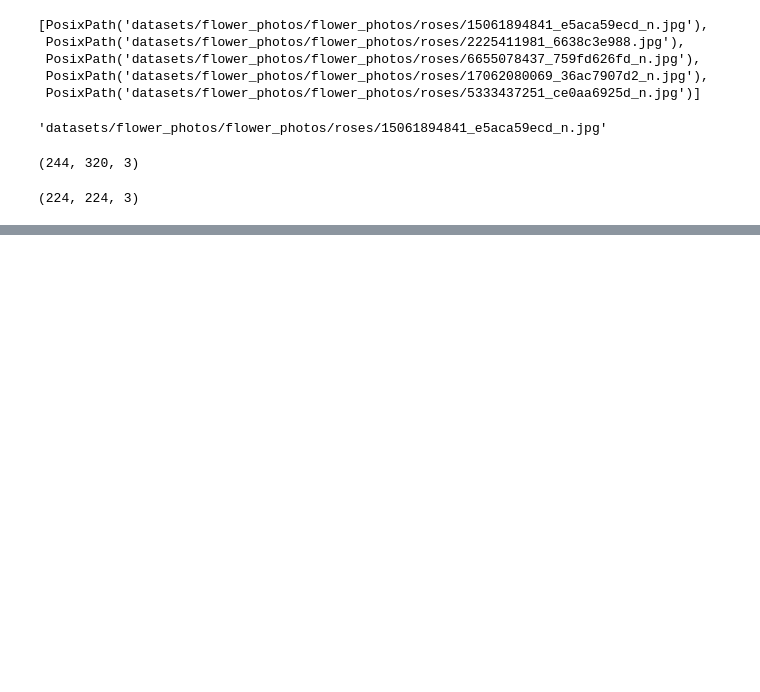
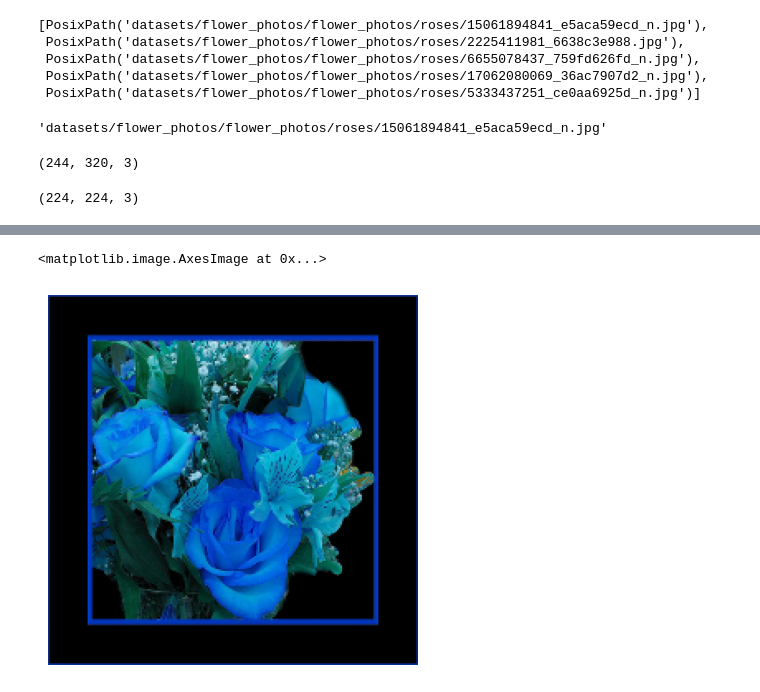
Before and after one commit to Thebluesky303/Convolutional-Neural-Network, a Jupyter notebook: Transfer Learning/transfer_learning.ipynb, the cells around one changed output, grey strips where cells are left out. Drawn from its saved outputs; the diff is of its cells as text; code cells hidden in the pictures; blank space fills up the shorter version.

```diff
--- a/Transfer Learning/transfer_learning.ipynb
+++ b/Transfer Learning/transfer_learning.ipynb
@@ -277,0 +317,6 @@ cv2.resize(img,(224,224)).shape
+# %%
+plt.axis('off')
+plt.imshow(X[1])
+# %% [output]
+<matplotlib.image.AxesImage at 0x...>
+[figure, added]
```
Also changed, not shown: parts of 24 cells of this notebook.
